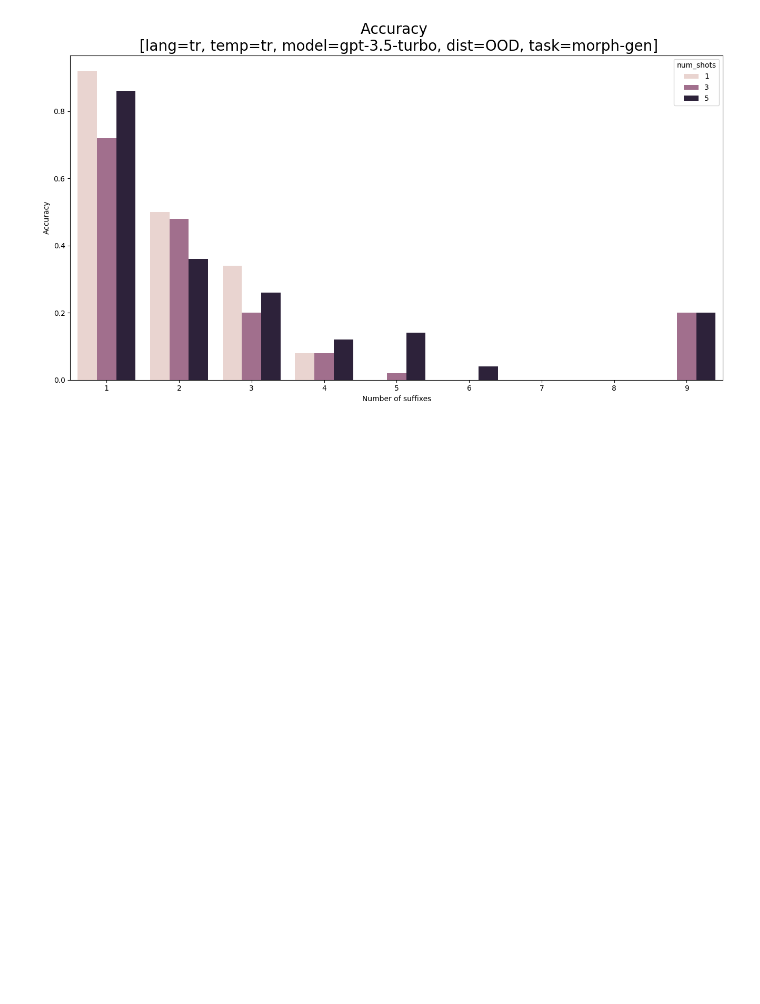
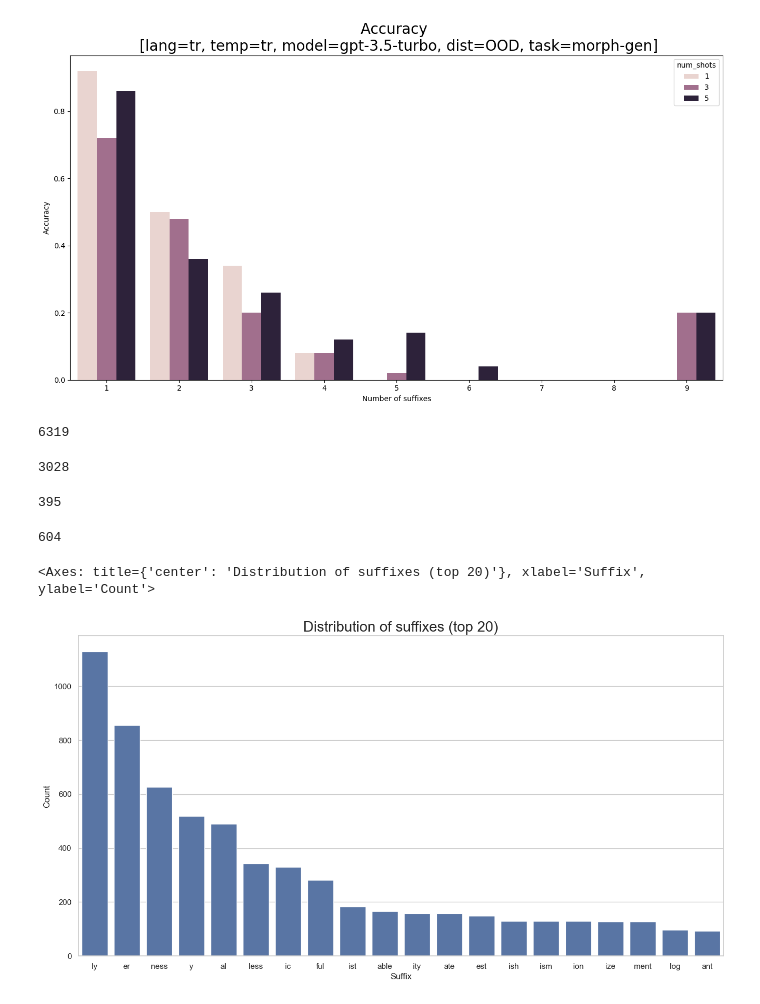
Before and after one commit to mismayil/morph-gen, a Jupyter notebook: src/data.ipynb, the cells around one changed output. Saved outputs shown, nothing was run; the diff lists cells and outputs as text; code cells hidden in the pictures; blank space fills up the shorter version.

Commit message:
add balanced en data

```diff
--- a/src/data.ipynb
+++ b/src/data.ipynb
@@ -302,0 +307,54 @@ sns.barplot(data=tab_results.query("is_ood == True & task == 'morph-gen'"), x="n
+# %%
+len(en_data["data"])
+# %% [output]
+6319
+# %%
+unique_roots = set()
+
+for sample in en_data["data"]:
+    unique_roots.add(sample["root"])
+
+len(unique_roots)
+# %% [output]
+3028
+# %%
+unique_morphemes = set()
+
+for sample in en_data["data"]:
+    unique_morphemes.update(set(sample["morphemes"]))
+
+len(unique_morphemes)
+# %% [output]
+395
+# %%
+unique_morphemes_combs = set()
+
+for sample in en_data["data"]:
+    unique_morphemes_combs.add(tuple(sample["morphemes"]))
+
+len(unique_morphemes_combs)
+# %% [output]
+604
+# %%
+import seaborn as sns
+import matplotlib.pyplot as plt
+
+from collections import Counter
+
+sns.set_theme(style="whitegrid")
+# %%
+morphemes = []
+
+for sample in en_data["data"]:
+    morphemes.extend(sample["morphemes"])
+
+morpheme_counter = Counter(morphemes)
+fig, ax = plt.subplots(figsize=(16, 8))
+ax.set_title("Distribution of suffixes (top 20)")
+ax.set_xlabel("Suffix")
+ax.set_ylabel("Count")
+ax.title.set_size(20)
+sns.barplot(dict(morpheme_counter.most_common(20)), ax=ax)
+# %% [output]
+<Axes: title={'center': 'Distribution of suffixes (top 20)'}, xlabel='Suffix', ylabel='Count'>
+[figure, added]
```
Also changed, not shown: parts of 6 cells of this notebook, 36 other files.
